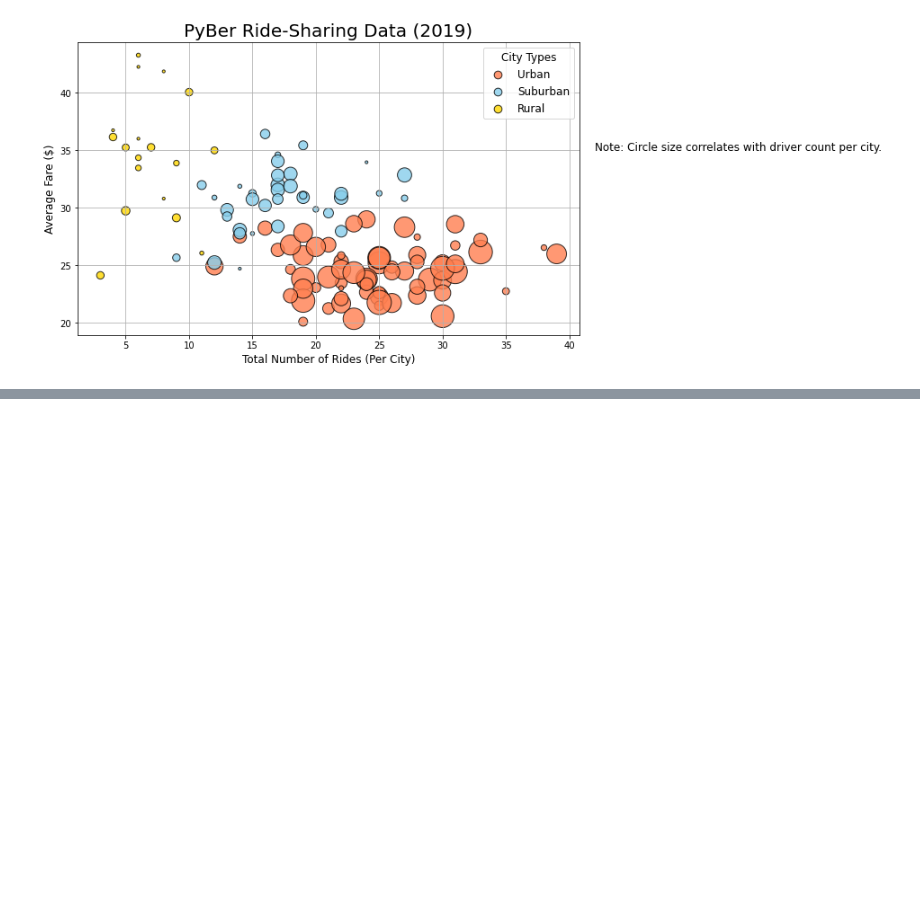
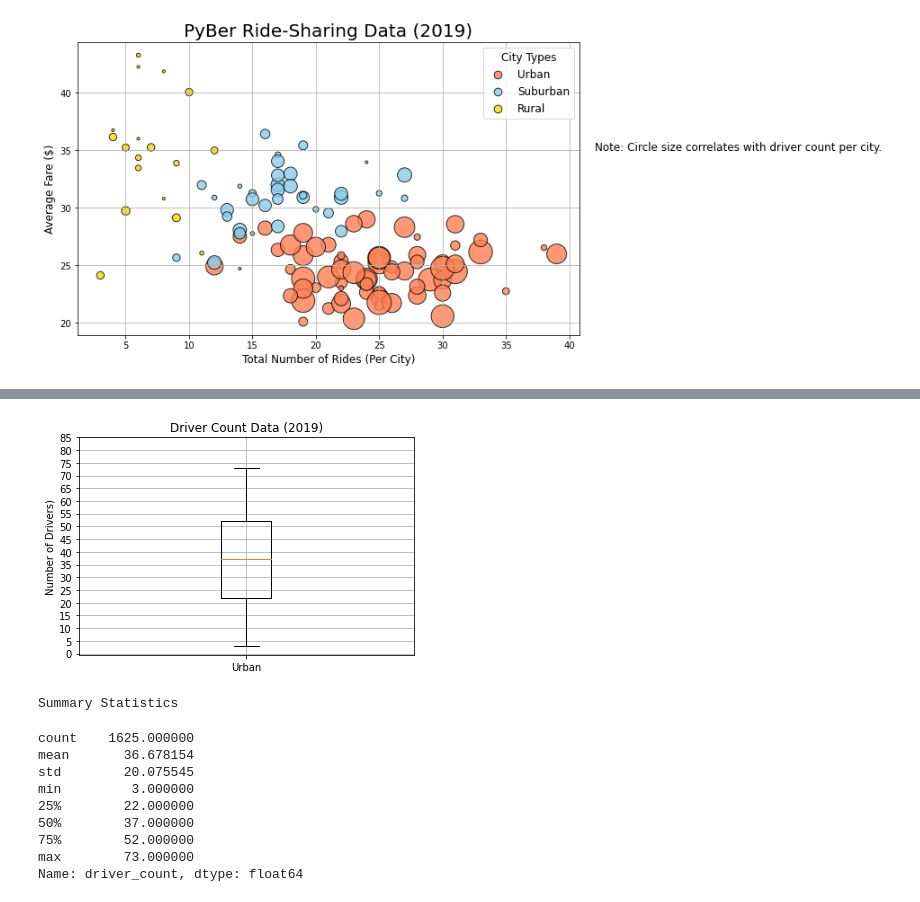
Before and after one commit to HarishN99/PyBer_Analysis, a Jupyter notebook: PyBer.ipynb, the cells around one changed output, grey strips where cells are left out. Cells and saved outputs as stored; diff of their text form; code cells hidden in the pictures; blank space fills up the shorter version.

```diff
--- a/PyBer.ipynb
+++ b/PyBer.ipynb
@@ -331,0 +494,13 @@ plt.show()
+# %%
+# Average number of drivers for each city.
+urban_drivers = urban_cities_df['driver_count']
+mean_urban_drivers = np.mean(urban_drivers)
+print(f"The mean number of drivers for for urban trips is {mean_urban_drivers:.2f}.")
+
+suburban_drivers = suburban_cities_df['driver_count']
+mean_suburban_drivers = np.mean(suburban_drivers)
+print(f"The mean number of drivers for for suburban trips is {mean_suburban_drivers:.2f}.")
+
+rural_drivers = rural_cities_df['driver_count']
+mean_rural_drivers = np.mean(rural_drivers)
+print(f"The mean number of drivers for for suburban trips is {mean_rural_drivers:.2f}.")
@@ -331,0 +571,25 @@ plt.show()
+# %%
+# Create the box-and-whisker plot for the urban driver count data.
+x_labels = ["Urban"]
+fig, ax = plt.subplots()
+ax.boxplot(urban_drivers,labels=x_labels)
+# Add the title, y-axis label and grid.
+ax.set_title('Driver Count Data (2019)')
+ax.set_ylabel('Number of Drivers)')
+ax.set_yticks(np.arange(0, 90, step=5.0))
+ax.grid()
+plt.show()
+print("Summary Statistics")
+urban_drivers.describe()
+# %% [output]
+[figure, added]
+Summary Statistics
+count    1625.000000
+mean       36.678154
+std        20.075545
+min         3.000000
+25%        22.000000
+50%        37.000000
+75%        52.000000
+max        73.000000
+Name: driver_count, dtype: float64
```
Also changed, not shown: parts of 21 cells of this notebook.
